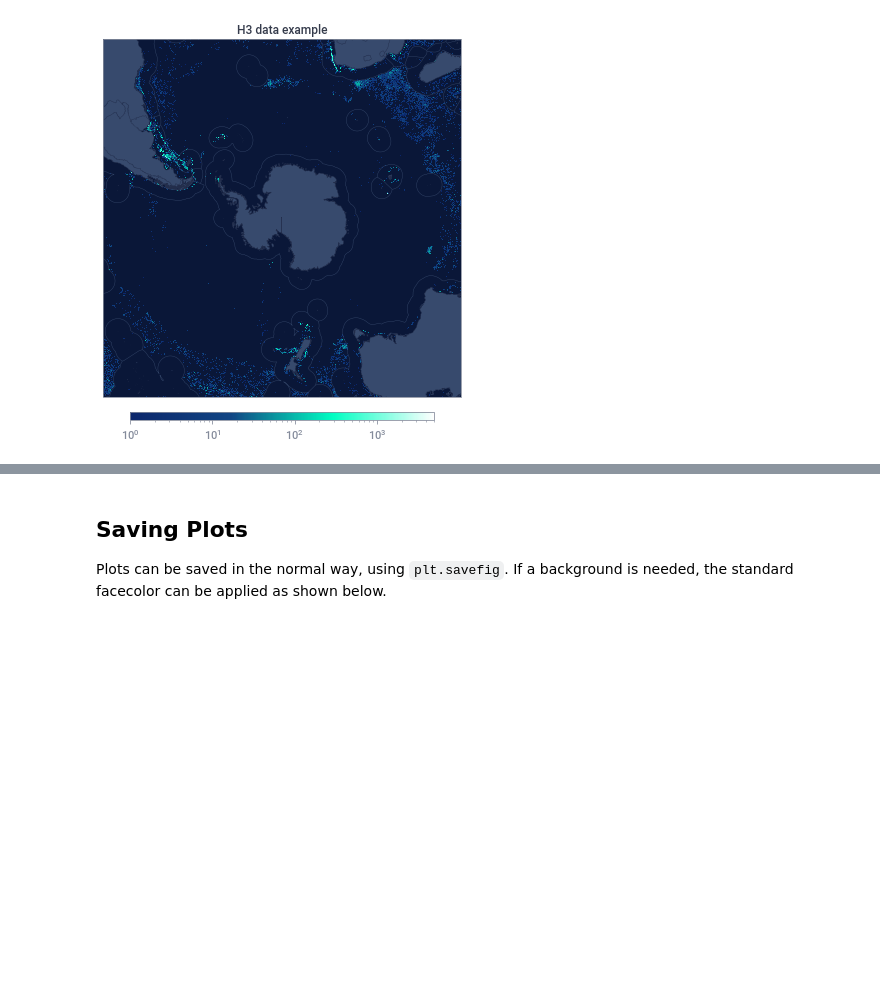
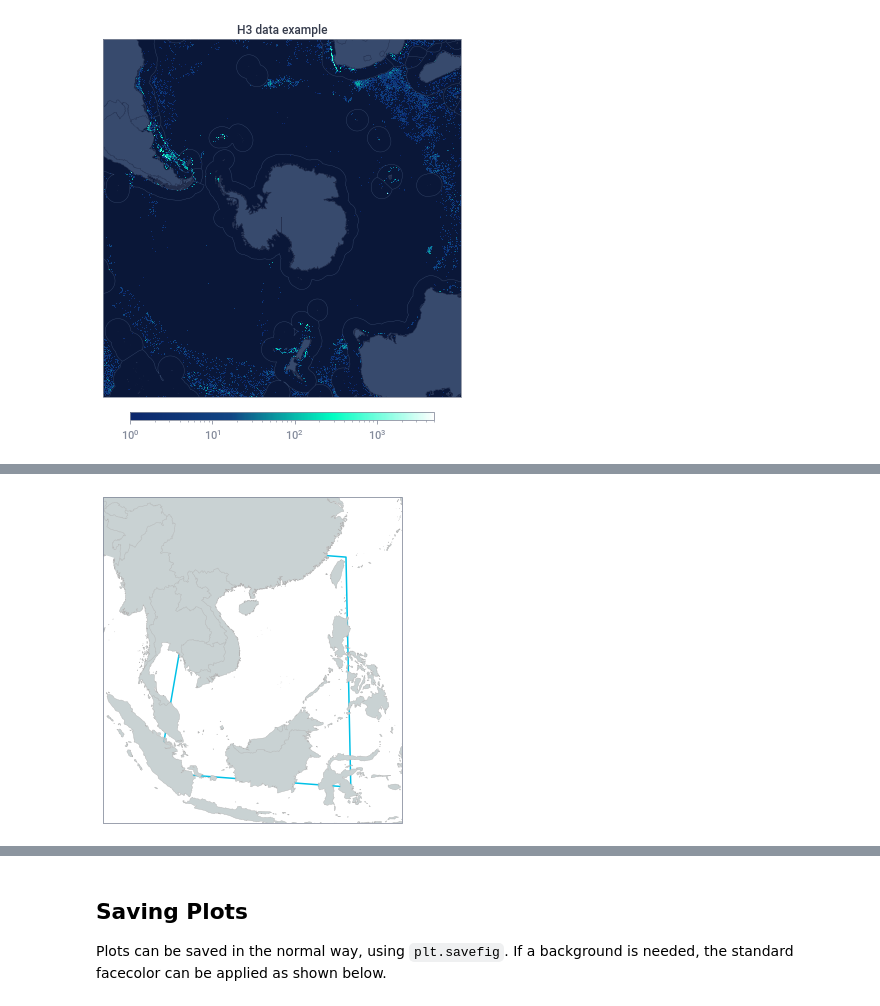
Before and after one commit to GlobalFishingWatch/pyseas, a Jupyter notebook: pyseas/doc/Examples.ipynb, the cells around one changed output, grey strips where cells are left out. Cells and saved outputs as stored; diff of their text form; code cells hidden in the pictures; blank space fills up the shorter version.

```diff
--- a/pyseas/doc/Examples.ipynb
+++ b/pyseas/doc/Examples.ipynb
@@ -712,14 +695,0 @@ ll_corners = [
-# %%
-# First plot using `ax.plot`
-
-# When plotting a polygon using ax.plot, you need to include the first corner at the end
-five_corners = ll_corners + ll_corners[:1]
-
-with psm.context(psm.styles.light):
-    fig = plt.figure(figsize=(18, 6))
-    ax = psm.create_map(projection="country.china")
-    psm.add_land()
-    psm.add_countries()
-    ax.plot([x for (x, y) in five_corners], [y for (x, y) in five_corners],
-            transform=psm.identity)
-    ax.set_extent((lon_min - 5, lon_max + 5, lat_min - 5, lat_max + 5), crs=psm.identity)
@@ -770,0 +712,16 @@ with psm.context(psm.styles.light):
+# %%
+# First plot using `ax.plot`
+
+# When plotting a polygon using ax.plot, you need to include the first corner at the end
+five_corners = ll_corners + ll_corners[:1]
+
+with psm.context(psm.styles.light):
+    fig = plt.figure(figsize=(18, 6))
+    ax = psm.create_map(projection="country.china")
+    psm.add_land()
+    psm.add_countries()
+    ax.plot([x for (x, y) in five_corners], [y for (x, y) in five_corners],
+            transform=psm.identity, zorder=0)
+    ax.set_extent((lon_min - 5, lon_max + 5, lat_min - 5, lat_max + 5), crs=psm.identity)
+# %% [output]
+[figure, added]
```
Also changed, not shown: parts of 11 cells of this notebook, 1 other file.
